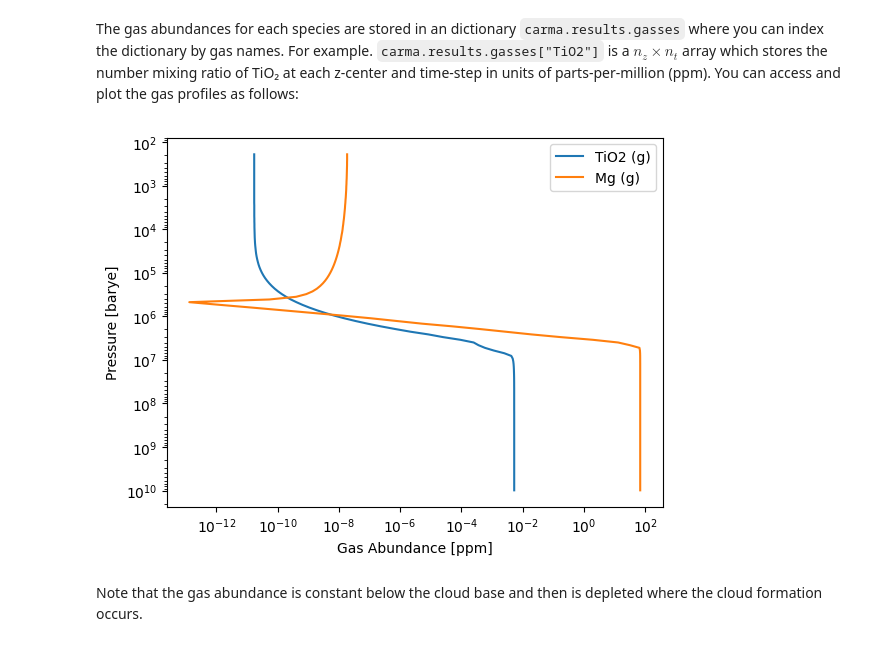
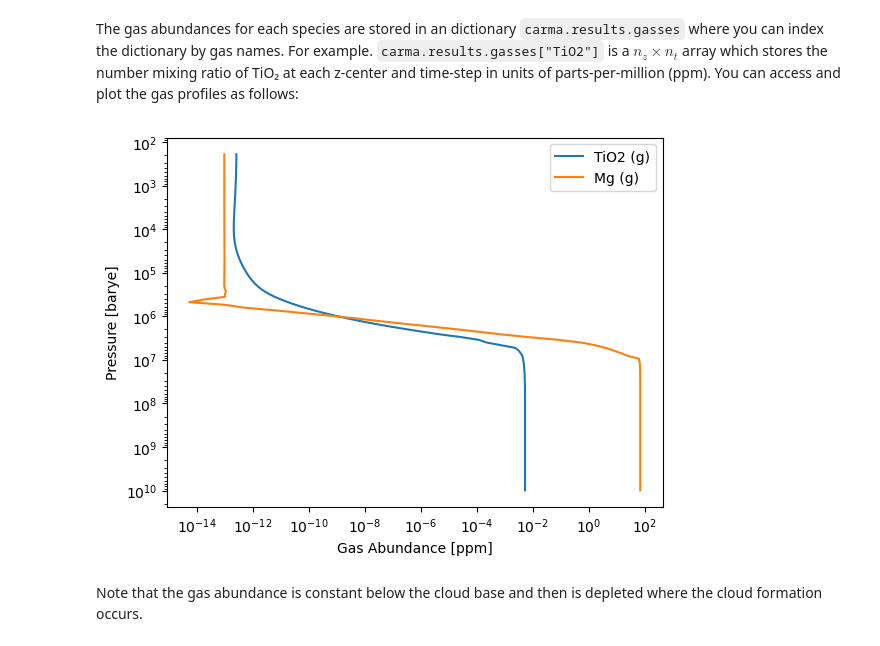
Before and after one commit to wcukier/carmapy, a Jupyter notebook: docs/source/notebooks/2_results.ipynb, the cells around one changed output. Saved outputs shown, nothing was run; the diff lists cells and outputs as text; code cells hidden in the pictures.

```diff
--- a/docs/source/notebooks/2_results.ipynb
+++ b/docs/source/notebooks/2_results.ipynb
@@ -188,19 +234,19 @@ The gas abundances for each species are stored in an dictionary `carma.results.g
 # %%
 NT = -1
 
-plt.plot(carma.results.gasses["TiO2"][:, NT], carma.results.P, label="TiO2 (g)")
-plt.plot(carma.results.gasses["Mg2SiO4"][:, NT], carma.results.P, label="Mg (g)")
+plt.plot(carma.results.gasses["TiO2"][:, NT-1], carma.results.P, label="TiO2 (g)")
+plt.plot(carma.results.gasses["Mg2SiO4"][:, NT-1], carma.results.P, label="Mg (g)")
 
 plt.xscale("log")
 plt.yscale("log")
 plt.gca().invert_yaxis()
 
 plt.legend()
 plt.ylabel("Pressure [barye]")
 plt.xlabel("Gas Abundance [ppm]")
 
 plt.show()
 # %% [output]
-[figure, old version]
+[figure, new version]
 # %% [markdown]
 Note that the gas abundance is constant below the cloud base and then is depleted where the cloud formation occurs.
```
Also changed, not shown: parts of 17 cells of this notebook, 7 other files.
